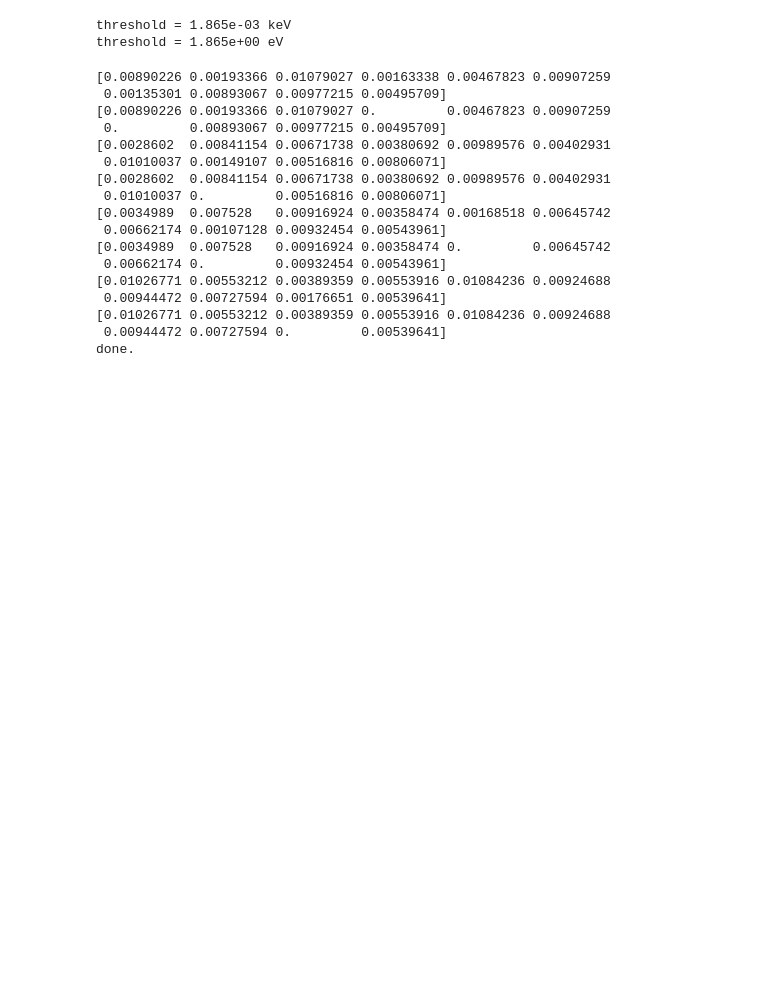
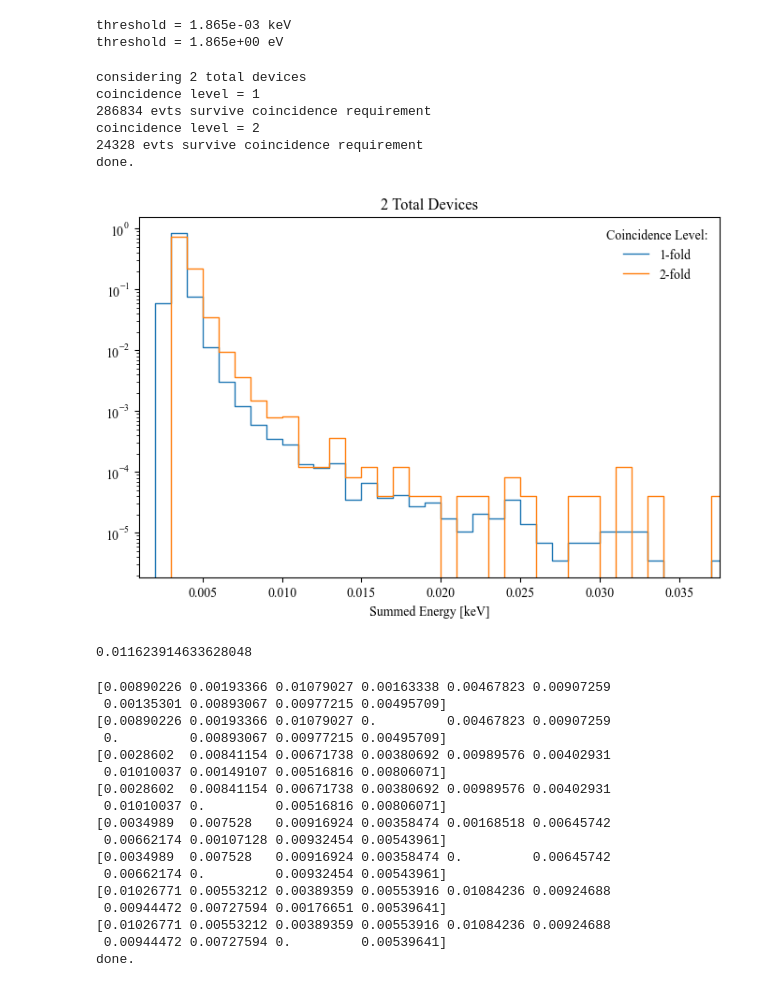
Before and after one commit to spice-herald/DarkLim, a Jupyter notebook: examples/generate_lee_templates_powerlaw.ipynb, the cells around one changed output. Drawn from its saved outputs; the diff is of its cells as text; code cells hidden in the pictures; blank space fills up the shorter version.

```diff
--- a/examples/generate_lee_templates_powerlaw.ipynb
+++ b/examples/generate_lee_templates_powerlaw.ipynb
@@ -81,6 +75,74 @@ print('threshold = {:0.3e} eV'.format(threshold*1000))
 # %% [output]
 threshold = 1.865e-03 keV
 threshold = 1.865e+00 eV
+# %%
+# generate toys from m devices with n-fold coincidence
+
+show_plot = True
+sum_all_energy = False
+
+#devices = np.array([1,2,3,4])
+
+ntoys = 1000000
+devices = np.array([2])
+
+#summed_energy = {}
+
+for i,m in enumerate(devices): # loop over total number of devices
+    if show_plot:
+        fig, ax = plt.subplots(1,figsize=(8,5))
+    print('considering',m,'total devices')
+    # simulate events in all devices:
+    evts = np.zeros((m,ntoys))
+    for d in range(m): # simulate ntoys in each device
+        evts[d,:] = pdf_sampling( pdf, (e_low, e_high), npoints=npts, nsamples=ntoys )
+
+    summed_energy = np.sum(evts,axis=0) # summed energy accross devices
+    evts[np.where(evts<threshold)] = 0 # sets events below threshold to zero - this should be the *per device threshold*
+    #print( evts[:,:10] )
+    n_over = np.count_nonzero(evts,axis=0) # gives number of devices above threshold for each event
+
+    # consider coincidence levels from 1 to number of devices
+    coinc = np.arange(1,m+1)
+    for c in coinc:
+        print('coincidence level =',c)
+        #triggered_evts = # evts which satisfy coincidence requirement
+        keepers = summed_energy[n_over>=c] # summed energy of evts which satisfy coincidence requirement
+        print(len(keepers),'evts survive coincidence requirement')
+
+        if show_plot:
+            h = Hist1d(keepers,bins=npts,range=(e_low,e_high))
+            bw = h.bin_centers[1]-h.bin_centers[0]
+            h.plot(scale_histogram_by=1,lw=1,label='{}-fold'.format(c),normed=True)
+            #h.plot(scale_histogram_by=1/bw,lw=1,label='{}-fold MC w/threshold'.format(c),normed=True)
+
+            #x = np.geomspace(e_low,e_high,10000)
+            #dist = pdf(x)
+            #plt.plot(x, dist/np.trapz(dist, x=x),label='Summed Power Law')
+
+            ax.set_title('{:d} Total Devices'.format(m))
+            #ax.set_xlim(e_low,e_high)
+            ax.set_xlim(e_low,keepers.max())
+            #ax.set_xscale('log')
+            #ax.set_ylim(1,None)
+            ax.set_yscale('log')
+            ax.legend(loc='upper right', title='Coincidence Level:', frameon=False,ncol=1)
+            #ax.legend(loc='upper right', title='{:0.1e} keV threshold in each device'.format(threshold),ncol=2)
+            ax.set_xlabel('Summed Energy [keV]')
+
+print('done.')# generate toys from m devices with n-fold coincidence
+# %% [output]
+considering 2 total devices
+coincidence level = 1
+286834 evts survive coincidence requirement
+coincidence level = 2
+24328 evts survive coincidence requirement
+done.
+[figure, added]
+# %%
+keepers.max()
+# %% [output]
+0.011623914633628048
 # %%
 # generate toys from m devices with n-fold coincidence
 
```
Also changed, not shown: parts of 1 cell of this notebook.
